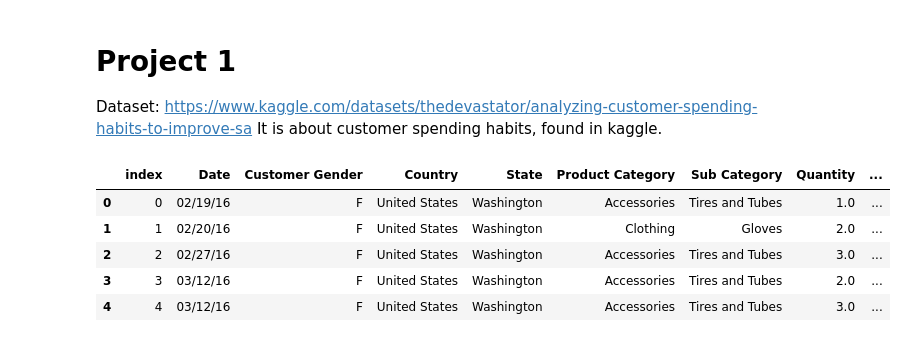
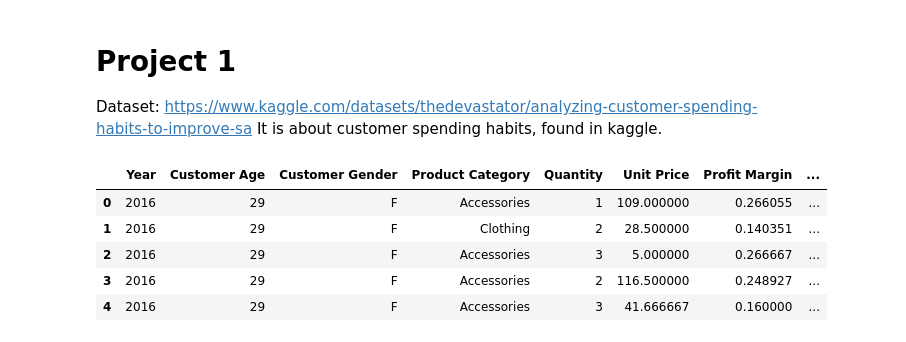
Before and after one commit to Girlcoding22/INDENG142_Sp25, a Jupyter notebook: Logistic_regression.ipynb, the cells around one changed output. Drawn from its saved outputs; the diff is of its cells as text; code cells hidden in the pictures.

```diff
--- a/Logistic_regression.ipynb
+++ b/Logistic_regression.ipynb
@@ -34,16 +36,17 @@ from sklearn.metrics import r2_score, accuracy_score, mean_squared_error, root_m
 # %%
 #using the cleaned_data file "cleaned_data.csv"
 cleaned_df = pd.read_csv("cleaned_data.csv")
 df_logis = pd.read_csv("cluster_labels.csv")
 
 df_logis['Customer Age'] = cleaned_df['Customer Age']
 df_logis['Age Group'] = cleaned_df['Age Group']
 
 df_logis.head()
+cleaned_df.head()
 # %% [output]
-|  | index | Date | Customer Gender | Country | State | Product Category | Sub Category | Quantity | ... |
-| 0 | 0 | 02/19/16 | F | United States | Washington | Accessories | Tires and Tubes | 1.0 | ... |
-| 1 | 1 | 02/20/16 | F | United States | Washington | Clothing | Gloves | 2.0 | ... |
-| 2 | 2 | 02/27/16 | F | United States | Washington | Accessories | Tires and Tubes | 3.0 | ... |
-| 3 | 3 | 03/12/16 | F | United States | Washington | Accessories | Tires and Tubes | 2.0 | ... |
-| 4 | 4 | 03/12/16 | F | United States | Washington | Accessories | Tires and Tubes | 3.0 | ... |
+|  | Year | Customer Age | Customer Gender | Product Category | Quantity | Unit Price | Profit Margin | ... |
+| 0 | 2016 | 29 | F | Accessories | 1 | 109.000000 | 0.266055 | ... |
+| 1 | 2016 | 29 | F | Clothing | 2 | 28.500000 | 0.140351 | ... |
+| 2 | 2016 | 29 | F | Accessories | 3 | 5.000000 | 0.266667 | ... |
+| 3 | 2016 | 29 | F | Accessories | 2 | 116.500000 | 0.248927 | ... |
+| 4 | 2016 | 29 | F | Accessories | 3 | 41.666667 | 0.160000 | ... |
```
Also changed, not shown: parts of 14 cells of this notebook, 1 other file.
